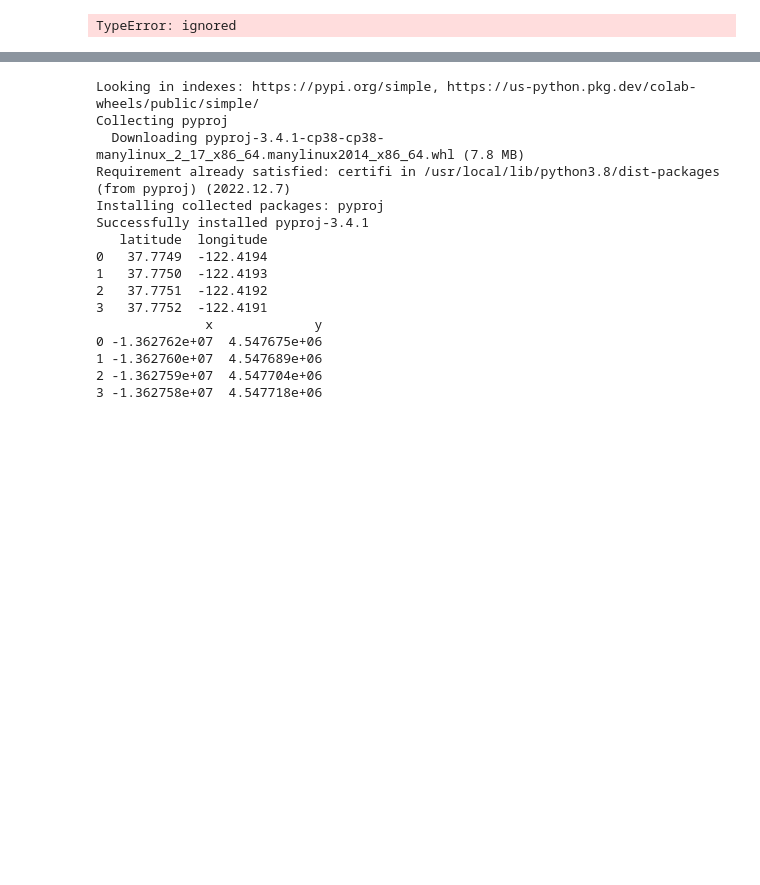
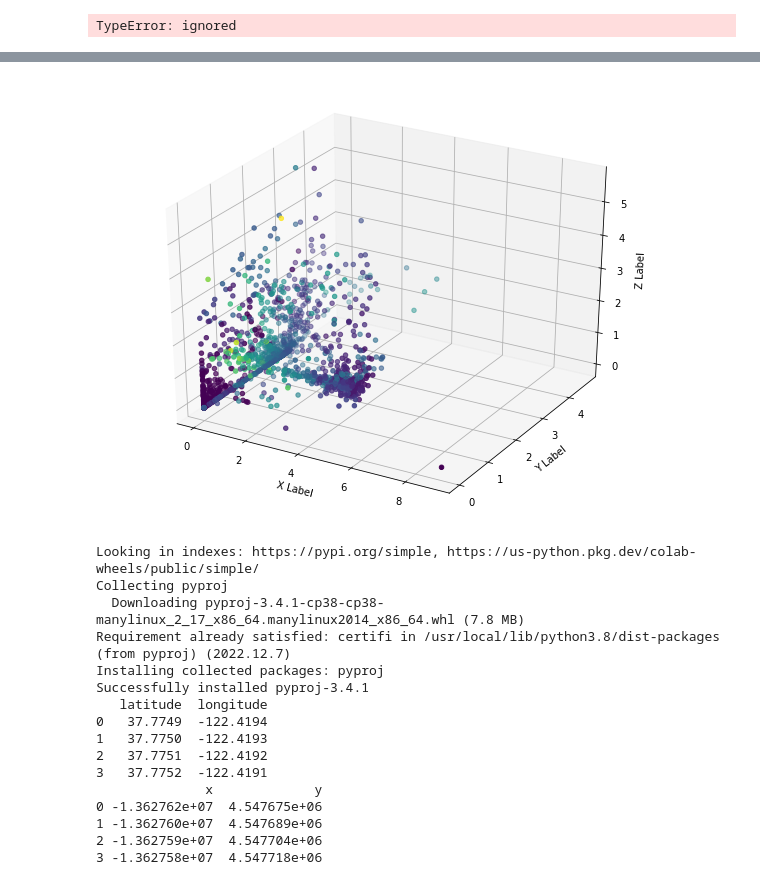
Before and after one commit to FFANCULO/fart, a Jupyter notebook: Untitled0.ipynb, the cells around one changed output, grey strips where cells are left out. Saved outputs shown, nothing was run; the diff lists cells and outputs as text; code cells hidden in the pictures; blank space fills up the shorter version.

```diff
--- a/Untitled0.ipynb
+++ b/Untitled0.ipynb
@@ -62,8 +62,14 @@ TypeError: ignored
 # %%
 from google.colab import drive
 import pandas as pd
+import matplotlib.pyplot as plt
+from mpl_toolkits.mplot3d import Axes3D
 import numpy as np
 import tensorflow as tf
+
+
+
+
 
 drive.mount('/content/gdrive')
 
@@ -127,6 +133,23 @@ encoded_df = pd.DataFrame(data=encoded_data, columns=['encoded_1', 'encoded_2',
 
 # Save the encoded data to a CSV file
 encoded_df.to_csv('/content/gdrive/MyDrive/Encoded/encoded_data.csv', index=False) # replace 'encoded_data.csv' with the path to your output file
+
+
+
+# Create the figure and the 3D axis
+fig = plt.figure(figsize=(10, 8))
+ax = fig.add_subplot(111, projection='3d')
+
+# Create the scatter plot
+ax.scatter(encoded_df['encoded_1'], encoded_df['encoded_2'], encoded_df['encoded_3'], c=encoded_df['encoded_4'], cmap='viridis')
+
+# Set the axis labels
+ax.set_xlabel('X Label')
+ax.set_ylabel('Y Label')
+ax.set_zlabel('Z Label')
+
+# Show the plot
+plt.show()
 # %% [output]
 Drive already mounted at /content/gdrive; to attempt to forcibly remount, call drive.mount("/content/gdrive", force_remount=True).
 cols_to_drop
@@ -148,3 +171,4 @@ Epoch 50/50
+[figure, added]
 # %%
 !pip install pyproj
 import pandas as pd
```
Also changed, not shown: parts of 1 cell of this notebook.
